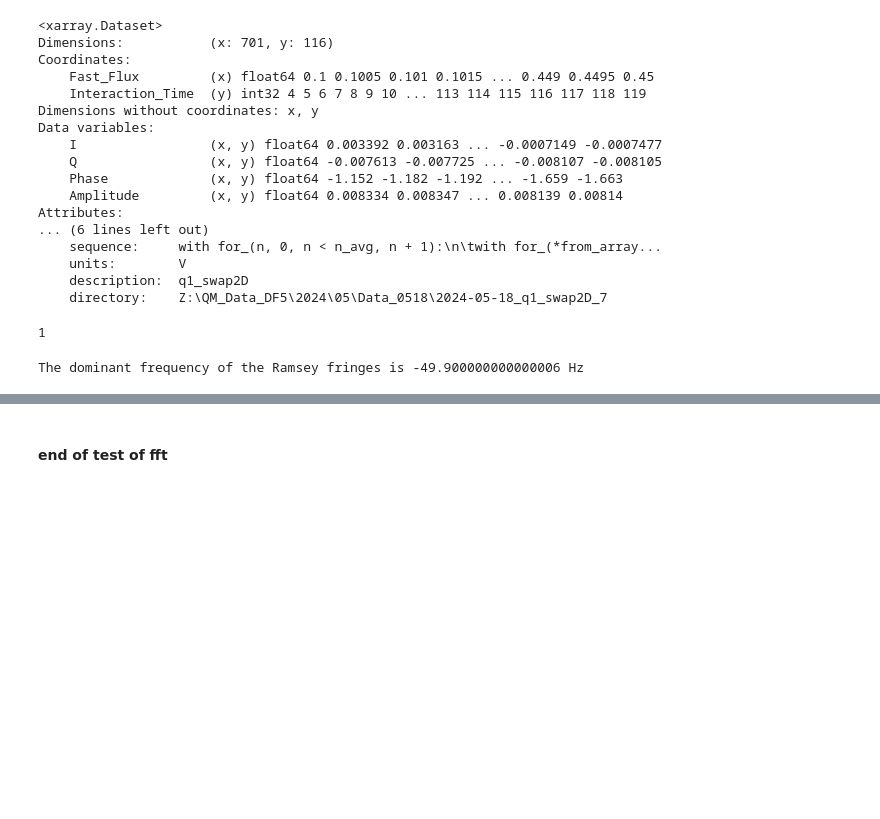
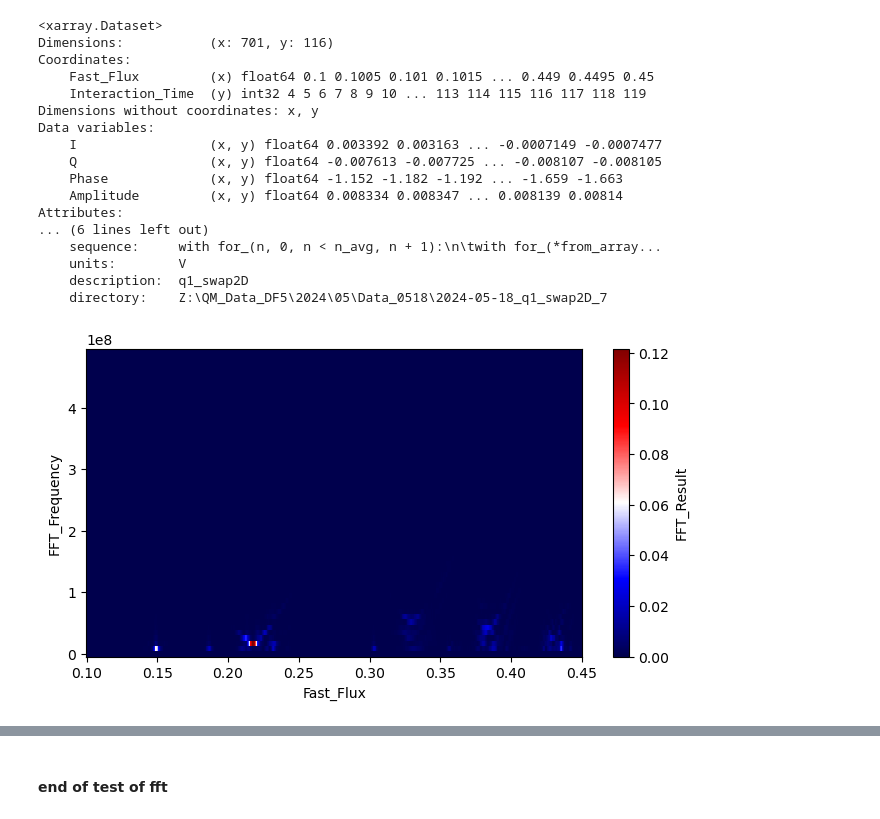
Before and after one commit to chenmo1989/QM_Control, a Jupyter notebook: UA_Q2_basic_charact_v3.ipynb, the cells around one changed output, grey strips where cells are left out. Cells and saved outputs as stored; diff of their text form; code cells hidden in the pictures; blank space fills up the shorter version.

Commit message:
SWAP fft 2D working.

```diff
--- a/UA_Q2_basic_charact_v3.ipynb
+++ b/UA_Q2_basic_charact_v3.ipynb
@@ -436,5 +429,7 @@ Execution stopped by user!
 # %% [markdown]
 #### test of fft
+# %%
+expt_dataset = xr.load_dataset(r"Z:\QM_Data_DF5\2024\05\Data_0518\2024-05-18_q1_swap2D_7.nc")
 # %%
 expt_dataset
 # %% [output]
@@ -480,4 +452,0 @@ plt.show()
-# %%
-np.diff(expt_dataset.coords["Interaction_Time"][0:2]).item()
-# %% [output]
-1
@@ -494,41 +453,4 @@ DataY=abs(Y(1:NFFT/2+1)).^2;
-# %%
-import numpy as np
-import matplotlib.pyplot as plt
-
-def analyze_ramsey_fringes(tau, signal):
-    # Perform FFT on the signal
-    fft_result = np.fft.fft(signal)
-
-    # Calculate the sample spacing (assuming tau is in seconds)
-    sample_spacing = np.diff(tau).mean()
-
-    # Compute the corresponding frequencies
-    frequencies = np.fft.fftfreq(tau.size, d=sample_spacing)
-
-    # Shift the zero frequency component to the center of the spectrum
-    fft_result_shifted = np.fft.fftshift(fft_result)
-    frequencies_shifted = np.fft.fftshift(frequencies)
-
-    # Plot the FFT result
-    plt.figure(figsize=(10, 6))
-    plt.plot(frequencies_shifted, np.abs(fft_result_shifted))
-    plt.xlabel('Frequency (Hz)')
-    plt.ylabel('Magnitude')
-    plt.title('FFT of Ramsey Fringes')
-    plt.grid(True)
-    plt.show()
-
-    # Find the dominant frequency
-    dominant_frequency = frequencies_shifted[np.argmax(np.abs(fft_result_shifted))]
-
-    return dominant_frequency
-
-# Example usage:
-# Assuming `tau` is your time delay array and `signal` is the measured signal array
-tau = np.linspace(0, 1, 500)  # Example tau array (0 to 1 second, 500 samples)
-signal = np.sin(2 * np.pi * 50 * tau) + 0.5 * np.random.normal(size=tau.size)  # Example signal with noise
-
-dominant_frequency = analyze_ramsey_fringes(tau, signal)
-print(f"The dominant frequency of the Ramsey fringes is {dominant_frequency} Hz")
-# %% [output]
-The dominant frequency of the Ramsey fringes is -49.900000000000006 Hz
+# %%
+fft_dataset = Analysis.exp2D.SWAP_fft(expt_dataset, to_plot = True)
+# %% [output]
+[figure, added]
```
Also changed, not shown: parts of 7 cells of this notebook, 1 other file.
